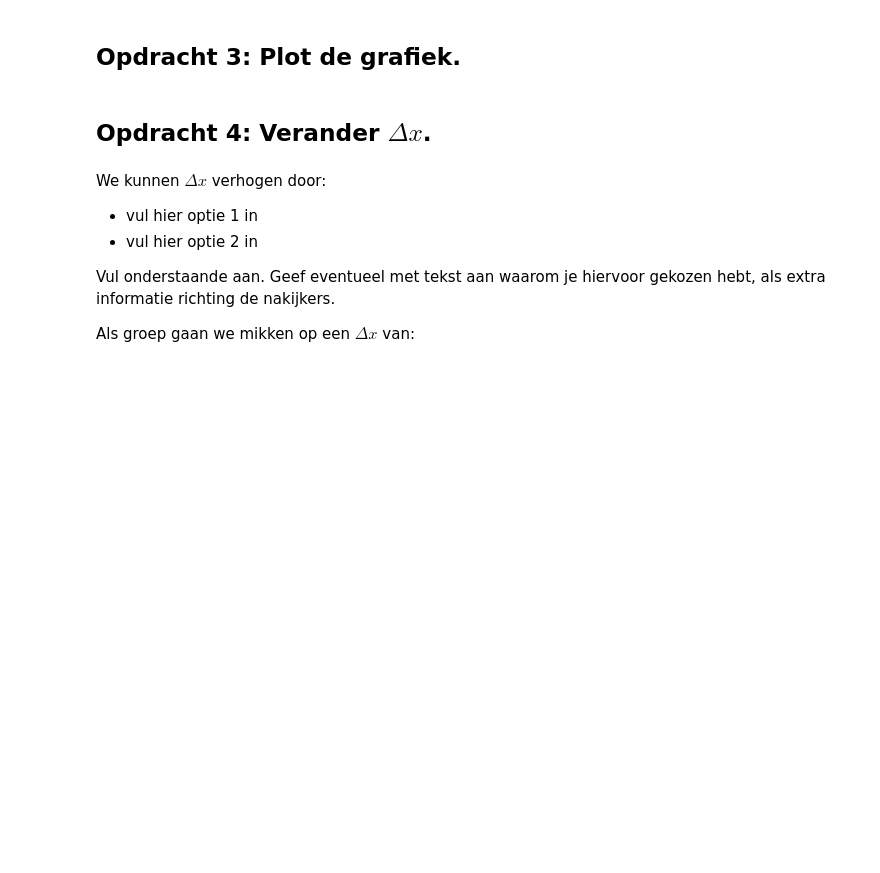
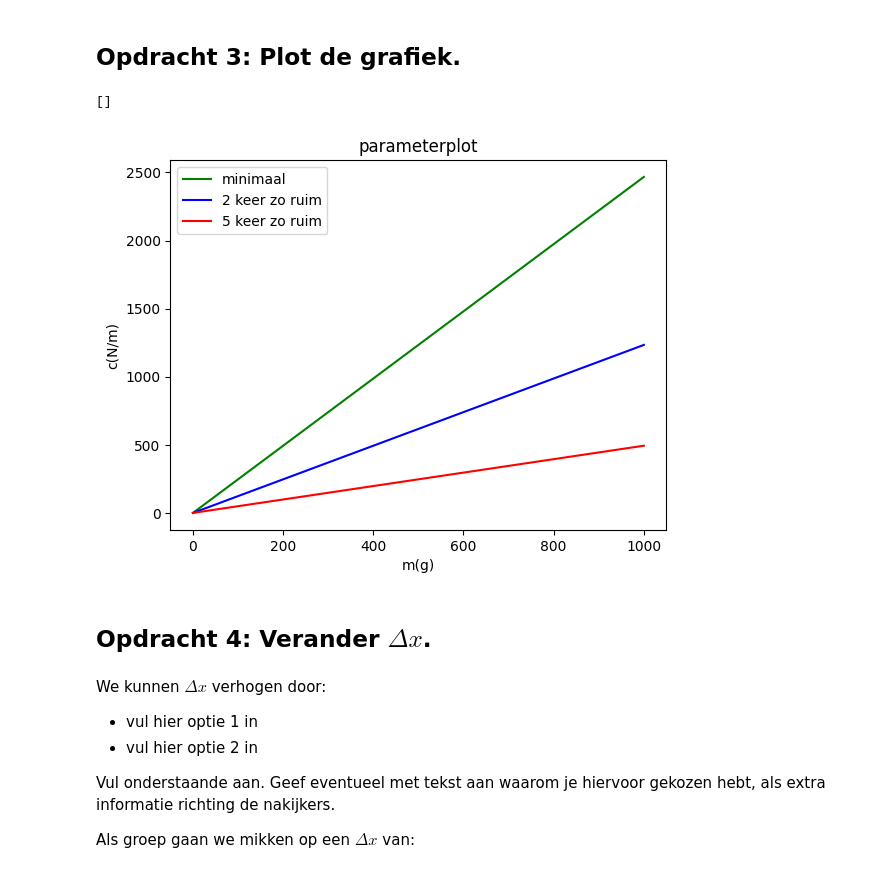
Before and after one commit to oledoekes/opdrachten-DEF-D, a Jupyter notebook: FysiekeOntwerpopdrachten/5MaakEenOpstellingTrillingsvrij/Ontwerpopdracht5MaakEenOpstellingTrillingsvrijInvulTemplate.ipynb, the cells around one changed output. Saved outputs shown, nothing was run; the diff lists cells and outputs as text; code cells hidden in the pictures; blank space fills up the shorter version.

```diff
--- a/FysiekeOntwerpopdrachten/5MaakEenOpstellingTrillingsvrij/Ontwerpopdracht5MaakEenOpstellingTrillingsvrijInvulTemplate.ipynb
+++ b/FysiekeOntwerpopdrachten/5MaakEenOpstellingTrillingsvrij/Ontwerpopdracht5MaakEenOpstellingTrillingsvrijInvulTemplate.ipynb
@@ -55,6 +83,23 @@ Vul onderstaande tabel in:
 # %%
 # Voeg hier je plot in. Lees goed de opdracht wat er in de grafiek moet staan!
 # Het is ook handig om je grafiek op te slaan, doe dat door met plt.savefig().
+m = np.array(np.linspace(0, 1000, 1000))
+C_min = ((m*9.81)/delta_x_min)*10e-3
+C_2 = ((m*9.81)/(2*delta_x_min))*10e-3
+C_5 = ((m*9.81)/(5*delta_x_min))*10e-3
+
+plt.figure()
+plt.title("parameterplot")
+plt.xlabel("m(g)")
+plt.ylabel("c(N/m)")
+plt.plot(m, C_min, 'g', label="minimaal")
+plt.plot(m, C_2, 'b', label="2 keer zo ruim")
+plt.plot(m, C_5, 'r', label="5 keer zo ruim")
+plt.legend()
+plt.plot()
+# %% [output]
+[]
+[figure, added]
 # %% [markdown]
 ## Opdracht 4: Verander $\Delta x$.
 # %% [markdown]
```
Also changed, not shown: parts of 5 cells of this notebook.
